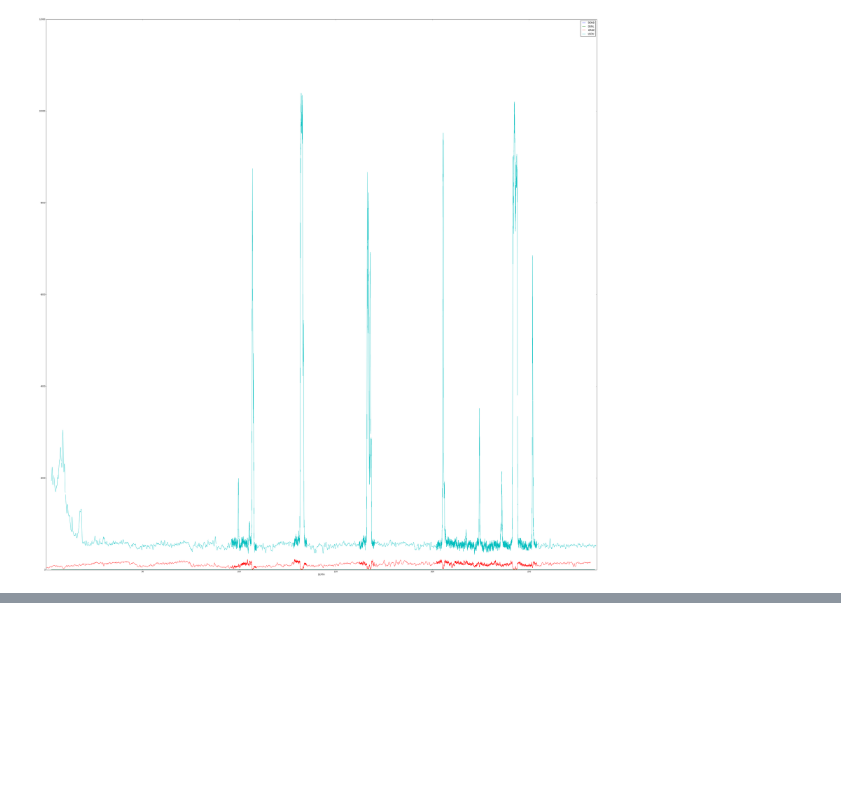
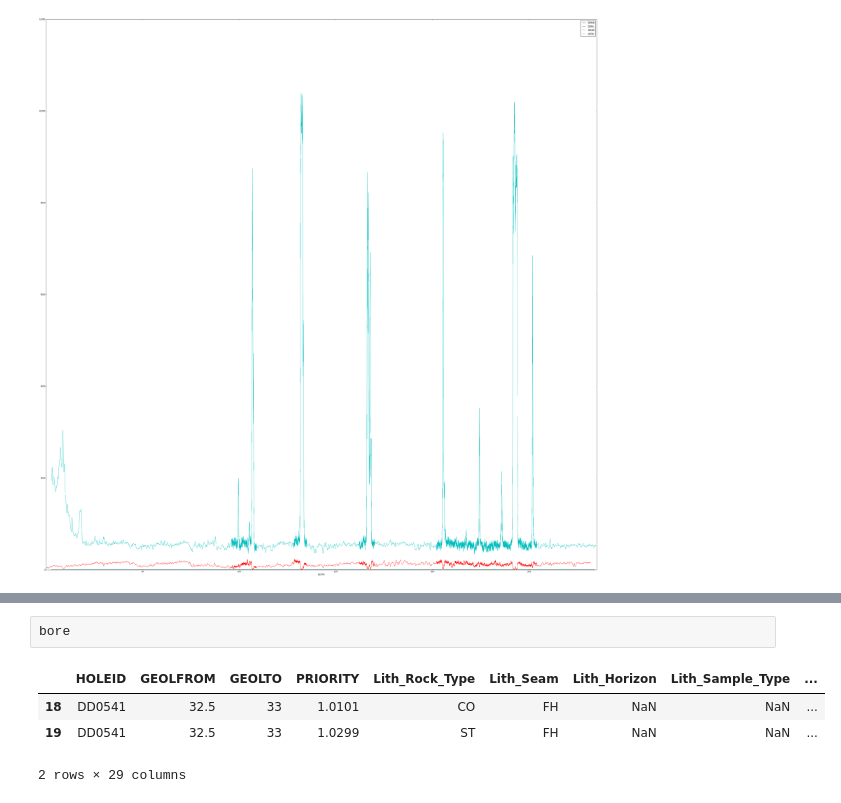
Before and after one commit to johnny555/2d3g, a Jupyter notebook: Downhole Geophysics.ipynb, the cells around one changed output, grey strips where cells are left out. Drawn from its saved outputs; the diff is of its cells as text; blank space fills up the shorter version.

```diff
--- a/Downhole Geophysics.ipynb
+++ b/Downhole Geophysics.ipynb
@@ -30,0 +78,7 @@ subset.plot(x='DEPTH',y=['DENB','DENL','GRDE','LSDU'],figsize=(50,50))
+# %%
+bore
+# %% [output]
+|  | HOLEID | GEOLFROM | GEOLTO | PRIORITY | Lith_Rock_Type | Lith_Seam | Lith_Horizon | Lith_Sample_Type | ... |
+| 18 | DD0541 | 32.5 | 33 | 1.0101 | CO | FH | NaN | NaN | ... |
+| 19 | DD0541 | 32.5 | 33 | 1.0299 | ST | FH | NaN | NaN | ... |
+2 rows × 29 columns
```
Also changed, not shown: parts of 3 cells of this notebook, 1 other file.
